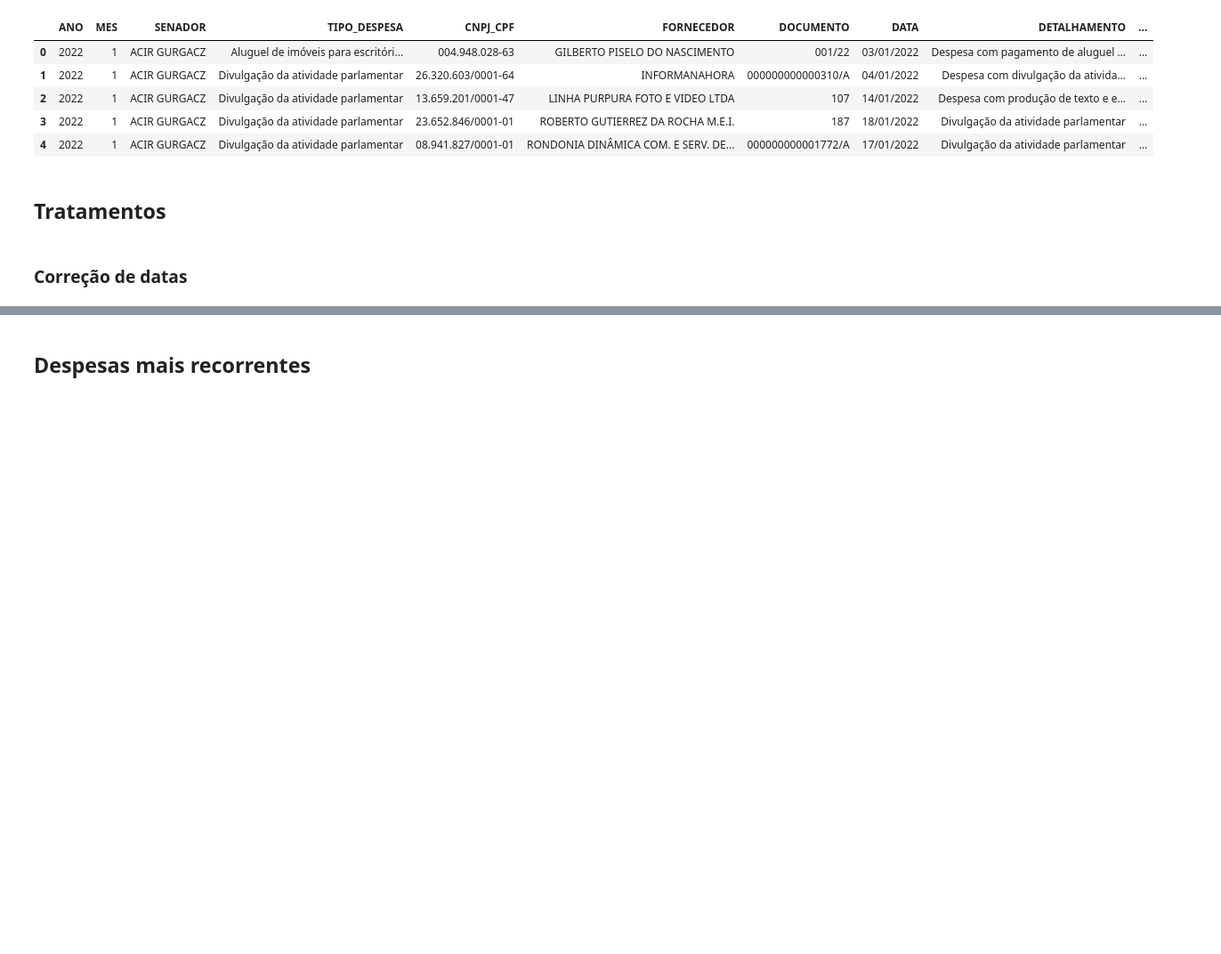
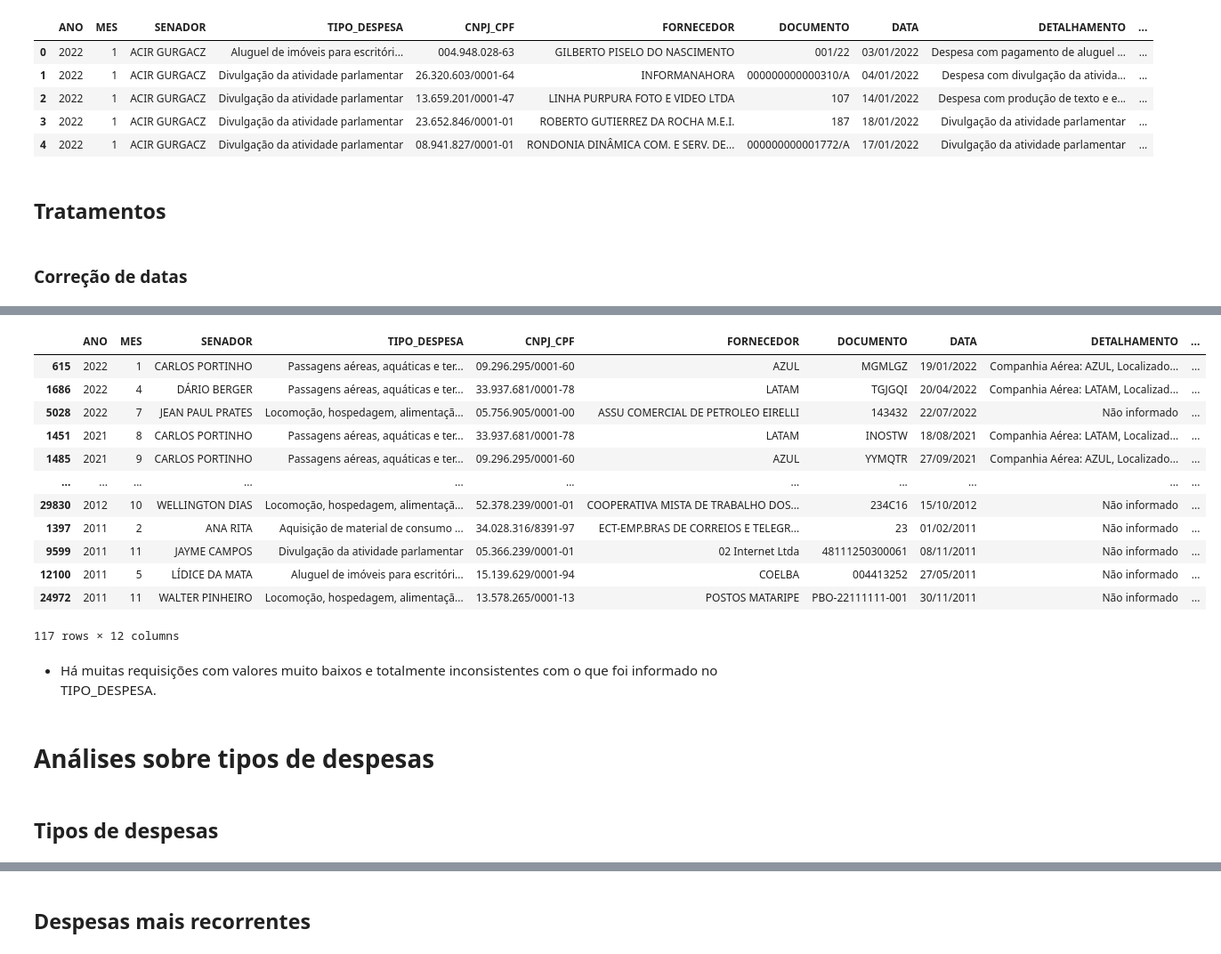
Before and after one commit to Tathy/Pesquisa-reembolsos-CEAPS, a Jupyter notebook: Pesquisa_sobre_dados_do_CEAPS.ipynb, the cells around one changed output, grey strips where cells are left out. Shown: that part at 89% size. Drawn from its saved outputs; the diff is of its cells as text; code cells hidden in the pictures; blank space fills up the shorter version.

```diff
--- a/Pesquisa_sobre_dados_do_CEAPS.ipynb
+++ b/Pesquisa_sobre_dados_do_CEAPS.ipynb
@@ -268,0 +498,22 @@ Name: TIPO_DESPESA, dtype: int64
+# %%
+dados_ceaps.query('VALOR_REEMBOLSADO < 1')
+# %% [output]
+|  | ANO | MES | SENADOR | TIPO_DESPESA | CNPJ_CPF | FORNECEDOR | DOCUMENTO | DATA | DETALHAMENTO | ... |
+| 615 | 2022 | 1 | CARLOS PORTINHO | Passagens aéreas, aquáticas e ter... | 09.296.295/0001-60 | AZUL | MGMLGZ | 19/01/2022 | Companhia Aérea: AZUL, Localizado... | ... |
+| 1686 | 2022 | 4 | DÁRIO BERGER | Passagens aéreas, aquáticas e ter... | 33.937.681/0001-78 | LATAM | TGJGQI | 20/04/2022 | Companhia Aérea: LATAM, Localizad... | ... |
+| 5028 | 2022 | 7 | JEAN PAUL PRATES | Locomoção, hospedagem, alimentaçã... | 05.756.905/0001-00 | ASSU COMERCIAL DE PETROLEO EIRELLI | 143432 | 22/07/2022 | Não informado | ... |
+| 1451 | 2021 | 8 | CARLOS PORTINHO | Passagens aéreas, aquáticas e ter... | 33.937.681/0001-78 | LATAM | INOSTW | 18/08/2021 | Companhia Aérea: LATAM, Localizad... | ... |
+| 1485 | 2021 | 9 | CARLOS PORTINHO | Passagens aéreas, aquáticas e ter... | 09.296.295/0001-60 | AZUL | YYMQTR | 27/09/2021 | Companhia Aérea: AZUL, Localizado... | ... |
+| ... | ... | ... | ... | ... | ... | ... | ... | ... | ... | ... |
+| 29830 | 2012 | 10 | WELLINGTON DIAS | Locomoção, hospedagem, alimentaçã... | 52.378.239/0001-01 | COOPERATIVA MISTA DE TRABALHO DOS... | 234C16 | 15/10/2012 | Não informado | ... |
+| 1397 | 2011 | 2 | ANA RITA | Aquisição de material de consumo ... | 34.028.316/8391-97 | ECT-EMP.BRAS DE CORREIOS E TELEGR... | 23 | 01/02/2011 | Não informado | ... |
+| 9599 | 2011 | 11 | JAYME CAMPOS | Divulgação da atividade parlamentar | 05.366.239/0001-01 | 02 Internet Ltda | 48111250300061 | 08/11/2011 | Não informado | ... |
+| 12100 | 2011 | 5 | LÍDICE DA MATA | Aluguel de imóveis para escritóri... | 15.139.629/0001-94 | COELBA | 004413252 | 27/05/2011 | Não informado | ... |
+| 24972 | 2011 | 11 | WALTER PINHEIRO | Locomoção, hospedagem, alimentaçã... | 13.578.265/0001-13 | POSTOS MATARIPE | PBO-22111111-001 | 30/11/2011 | Não informado | ... |
+117 rows × 12 columns
+# %% [markdown]
+* Há muitas requisições com valores muito baixos e totalmente inconsistentes com o que foi informado no TIPO_DESPESA.
+# %% [markdown]
+# Análises sobre tipos de despesas
+# %% [markdown]
+## Tipos de despesas
```
Also changed, not shown: parts of 111 cells of this notebook.
